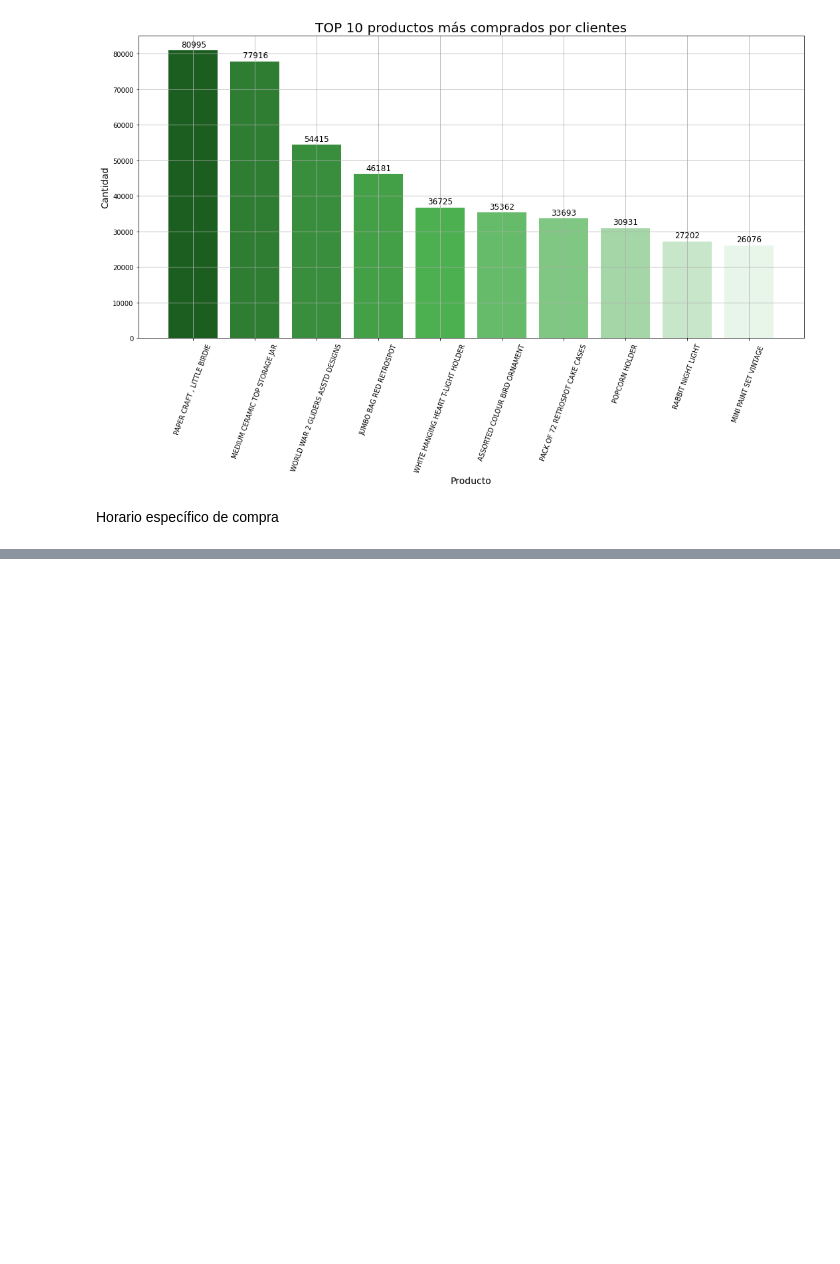
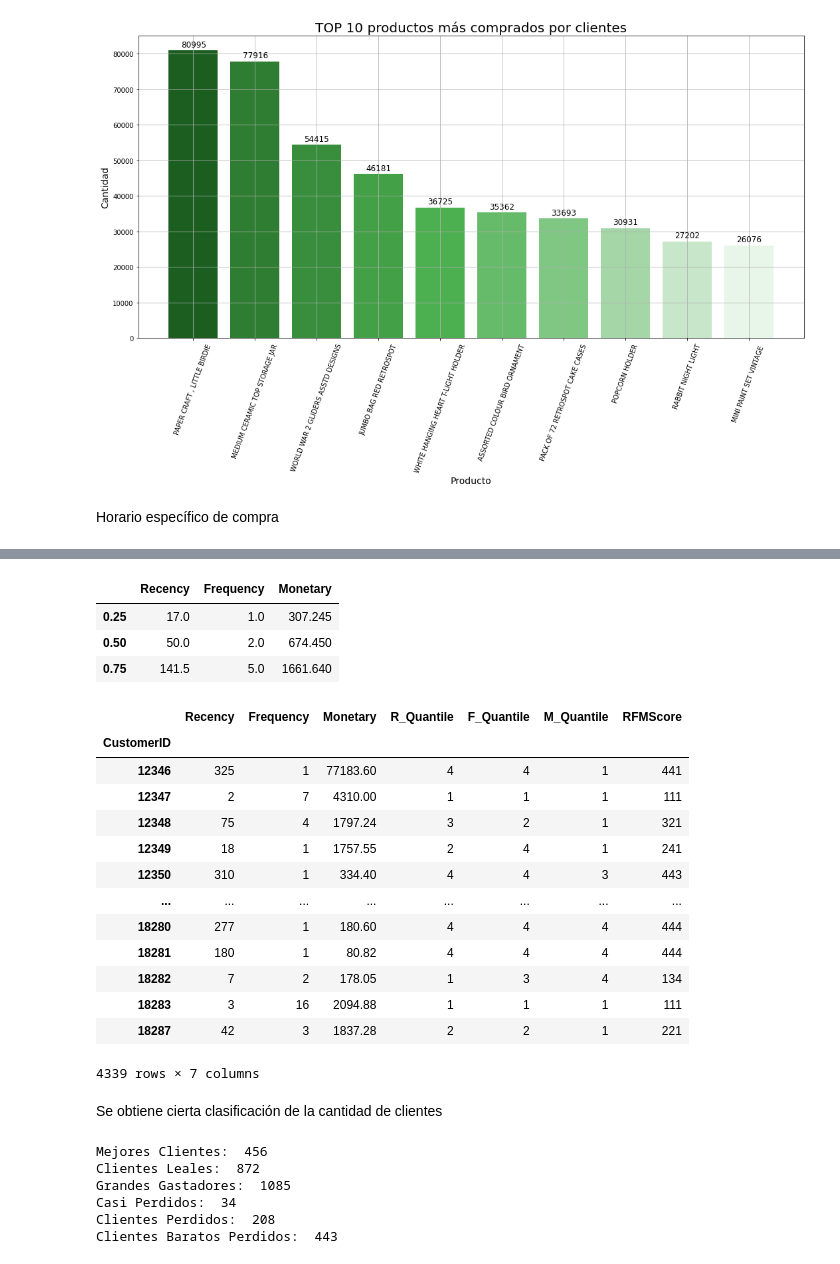
Before and after one commit to cirssax/VisualizacionDatos, a Jupyter notebook: notebooks/P2_EDA.ipynb, the cells around one changed output, grey strips where cells are left out. Drawn from its saved outputs; the diff is of its cells as text; code cells hidden in the pictures; blank space fills up the shorter version.

```diff
--- a/notebooks/P2_EDA.ipynb
+++ b/notebooks/P2_EDA.ipynb
@@ -355,0 +457,5 @@ plt.show()
+# %%
+# Se suma todo el gasto por cada id de cliente
+monetary_df_compras = df_compras.groupby('CustomerID',as_index=False)['Amount_Spent'].sum()
+monetary_df_compras.columns = ['CustomerID','Monetary']
+monetary_df_compras
@@ -355,0 +502,75 @@ plt.show()
+# %%
+#separarar en cuantiles, para obtener las fronteras
+quantile = rfm.quantile(q=[0.25, 0.5, 0.75])
+quantile
+# %% [output]
+|  | Recency | Frequency | Monetary |
+| 0.25 | 17.0 | 1.0 | 307.245 |
+| 0.50 | 50.0 | 2.0 | 674.450 |
+| 0.75 | 141.5 | 5.0 | 1661.640 |
+# %%
+# Definir score (x = valor, p = recency, monetary, frequency, d= cuartil)
+# valor bajo en recency es bueno para la tienda
+def RScore(x, p, d):
+    if x <= d[p][0.25]:
+        return 1
+    elif x <= d[p][0.50]:
+        return 2
+    elif x <= d[p][0.75]:
+        return 3
+    else:
+        return 4
+
+# Definir score (x = valor, p = recency, monetary, frequency, d= cuartil)
+# alto valor en monetary y frequency es bueno para la tienda
+def FMScore(x, p, d):
+    if x <= d[p][0.25]:
+        return 4
+    elif x <= d[p][0.50]:
+        return 3
+    elif x <= d[p][0.75]:
+        return 2
+    else:
+        return 1
+# %%
+# Se determina el cuartil al que pertenecen en cada categoría de RFM
+rfm['R_Quantile'] = rfm['Recency'].apply(RScore, args=('Recency', quantile))
+rfm['F_Quantile'] = rfm['Frequency'].apply(FMScore, args=('Frequency', quantile))
+rfm['M_Quantile'] = rfm['Monetary'].apply(FMScore, args=('Monetary', quantile))
+# %%
+#calcular el RFM score
+rfm['RFMScore'] = rfm.R_Quantile.map(str) \
+                            + rfm.F_Quantile.map(str) \
+                            + rfm.M_Quantile.map(str)
+rfm
+# %% [output]
+|  | Recency | Frequency | Monetary | R_Quantile | F_Quantile | M_Quantile | RFMScore |
+| CustomerID |  |  |  |  |  |  |  |
+| 12346 | 325 | 1 | 77183.60 | 4 | 4 | 1 | 441 |
+| 12347 | 2 | 7 | 4310.00 | 1 | 1 | 1 | 111 |
+| 12348 | 75 | 4 | 1797.24 | 3 | 2 | 1 | 321 |
+| 12349 | 18 | 1 | 1757.55 | 2 | 4 | 1 | 241 |
+| 12350 | 310 | 1 | 334.40 | 4 | 4 | 3 | 443 |
+| ... | ... | ... | ... | ... | ... | ... | ... |
+| 18280 | 277 | 1 | 180.60 | 4 | 4 | 4 | 444 |
+| 18281 | 180 | 1 | 80.82 | 4 | 4 | 4 | 444 |
+| 18282 | 7 | 2 | 178.05 | 1 | 3 | 4 | 134 |
+| 18283 | 3 | 16 | 2094.88 | 1 | 1 | 1 | 111 |
+| 18287 | 42 | 3 | 1837.28 | 2 | 2 | 1 | 221 |
+4339 rows × 7 columns
+# %% [markdown]
+Se obtiene cierta clasificación de la cantidad de clientes
+# %%
+print("Mejores Clientes: ",len(rfm[rfm['RFMScore']=='111']))
+print('Clientes Leales: ',len(rfm[rfm['F_Quantile']==1]))
+print("Grandes Gastadores: ",len(rfm[rfm['M_Quantile']==1]))
+print('Casi Perdidos: ', len(rfm[rfm['RFMScore']=='134']))
+print('Clientes Perdidos: ',len(rfm[rfm['RFMScore']=='344']))
+print('Clientes Baratos Perdidos: ',len(rfm[rfm['RFMScore']=='444']))
+# %% [output]
+Mejores Clientes:  456
+Clientes Leales:  872
+Grandes Gastadores:  1085
+Casi Perdidos:  34
+Clientes Perdidos:  208
+Clientes Baratos Perdidos:  443
```
Also changed, not shown: parts of 21 cells of this notebook, 2 other files.
